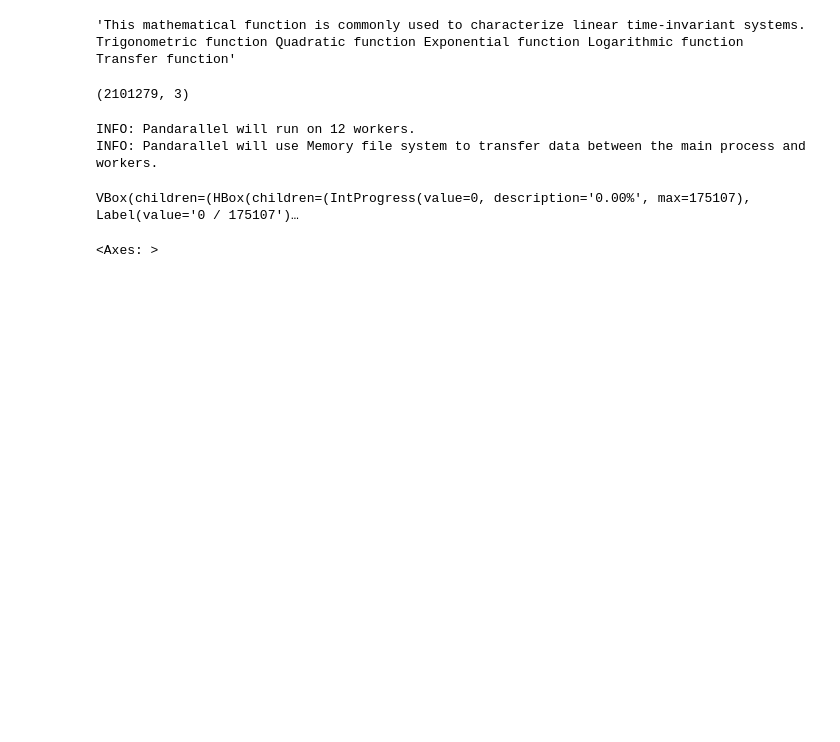
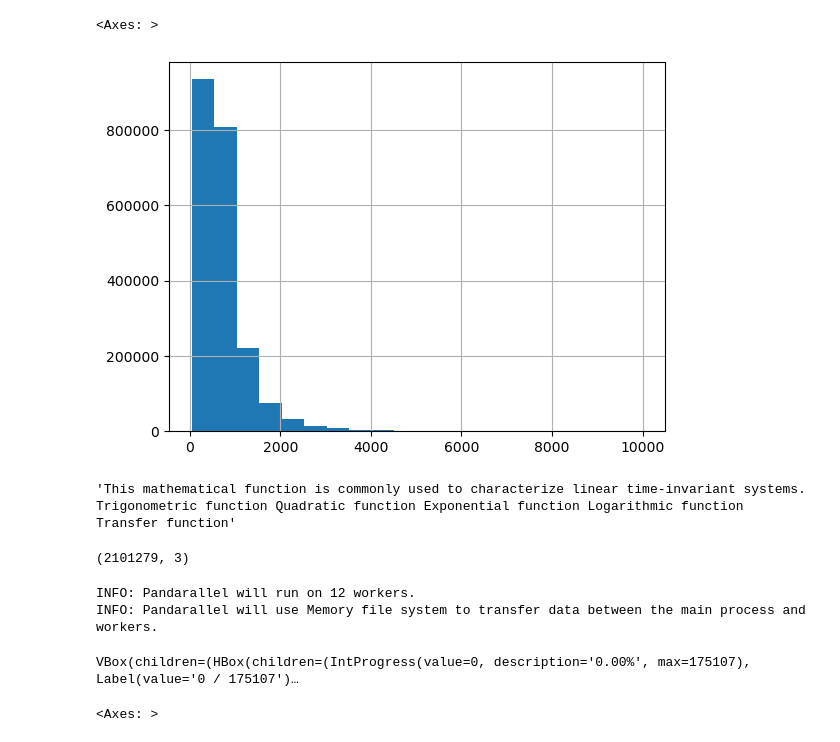
Before and after one commit to unonao/kaggle-llm-science, a Jupyter notebook: notebook/Untitled.ipynb, the cells around one changed output. Cells and saved outputs as stored; diff of their text form; code cells hidden in the pictures; blank space fills up the shorter version.

```diff
--- a/notebook/Untitled.ipynb
+++ b/notebook/Untitled.ipynb
@@ -9,0 +375,4 @@ from sentence_transformers import SentenceTransformer
+# %%
+df = pd.read_parquet("../dataset/llm-science-filter-index/500_index/all-paraphs-parsed-expanded.parquet")
+
+df.head()
@@ -10,3 +386,10 @@ from sentence_transformers import SentenceTransformer
+# %%
+df["length"] = df.context.str.len()
+# %%
+df.loc[df["length"] < 10000, "length"].hist(bins=20)
+# %% [output]
+<Axes: >
+[figure, added]
 # %%
 df = pd.read_csv("../preprocessed/332_tfidf/000/train.csv")
 # %%
```
Also changed, not shown: parts of 15 cells of this notebook, 44 other files.
